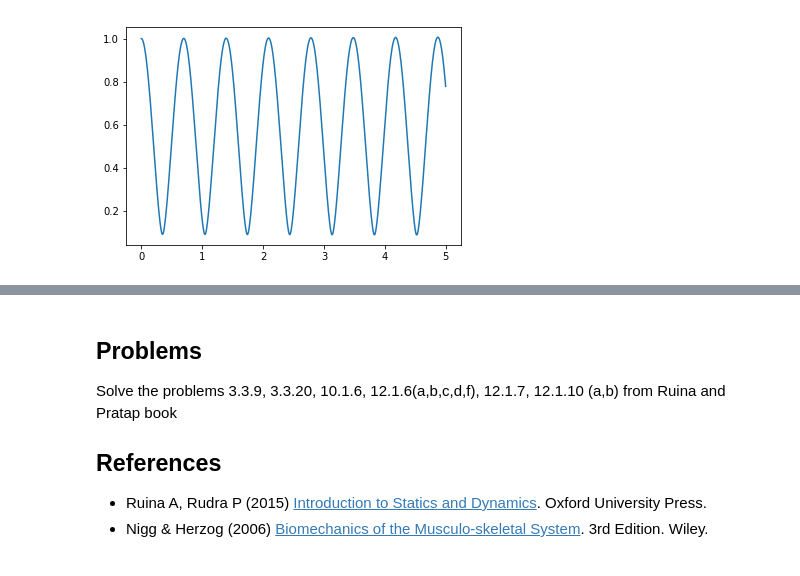
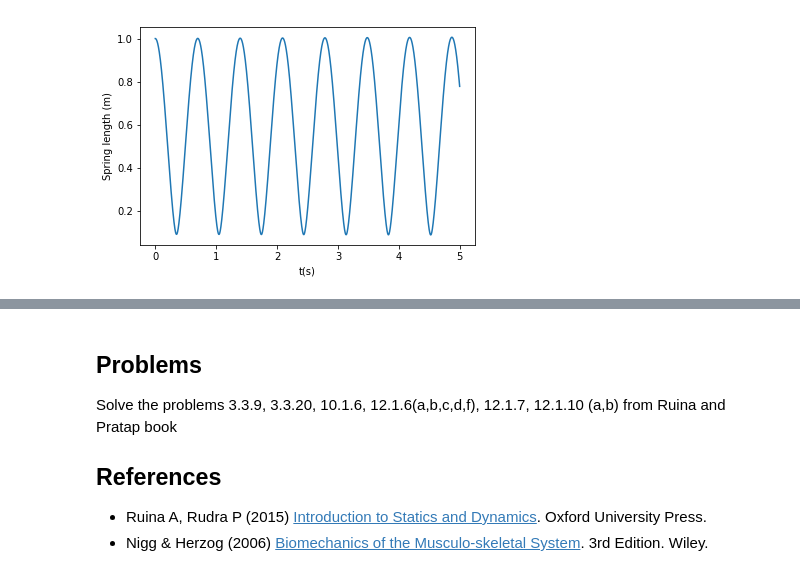
Before and after one commit to Pedro-henrique-silv/bmc, a Jupyter notebook: notebooks/FBDParticles.ipynb, the cells around one changed output, grey strips where cells are left out. Cells and saved outputs as stored; diff of their text form; code cells hidden in the pictures.

```diff
--- a/notebooks/FBDParticles.ipynb
+++ b/notebooks/FBDParticles.ipynb
@@ -356,34 +358,36 @@ t = np.arange(0,5,dt)
 for i in t[1:]:
 
     dvx1dt = -k/m1*(x1-x2)*(1-l0/np.sqrt((x2-x1)**2+(y2-y1)**2))
     dvx2dt = -k/m2*(x2-x1)*(1-l0/np.sqrt((x2-x1)**2+(y2-y1)**2))
     dvy1dt = -k/m1*(y1-y2)*(1-l0/np.sqrt((x2-x1)**2+(y2-y1)**2))
     dvy2dt = -k/m2*(y2-y1)*(1-l0/np.sqrt((x2-x1)**2+(y2-y1)**2))
 
     dx1dt = vx1
     dx2dt = vx2
     dy1dt = vy1
     dy2dt = vy2
 
     x1 = x1 + dt*dx1dt
     x2 = x2 + dt*dx2dt
     y1 = y1 + dt*dy1dt
     y2 = y2 + dt*dy2dt
 
     vx1 = vx1 + dt*dvx1dt
     vx2 = vx2 + dt*dvx2dt
     vy1 = vy1 + dt*dvy1dt
     vy2 = vy2 + dt*dvy2dt
 
     r1 = np.vstack((r1,np.array([x1,y1])))
     r2 = np.vstack((r2,np.array([x2,y2])))
 
 springLength = np.sqrt((r1[:,0]-r2[:,0])**2+(r1[:,1]-r2[:,1])**2)
 plt.figure()
 plt.plot(t, springLength)
+plt.xlabel('t(s)')
+plt.ylabel('Spring length (m)')
 plt.show()
 # %% [output]
-[figure, old version]
+[figure, new version]
 # %% [markdown]
 ### 6)Particle with gravity and linear air resistance
 
```
Also changed, not shown: parts of 14 cells of this notebook.
